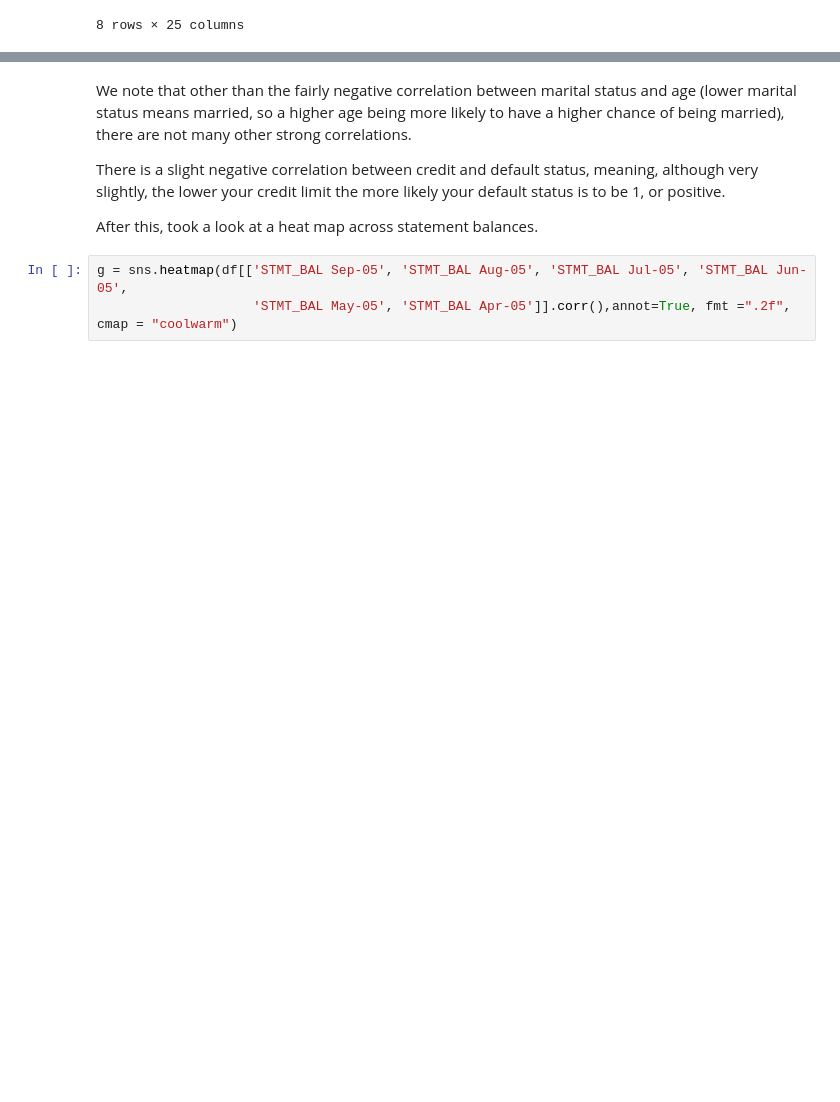
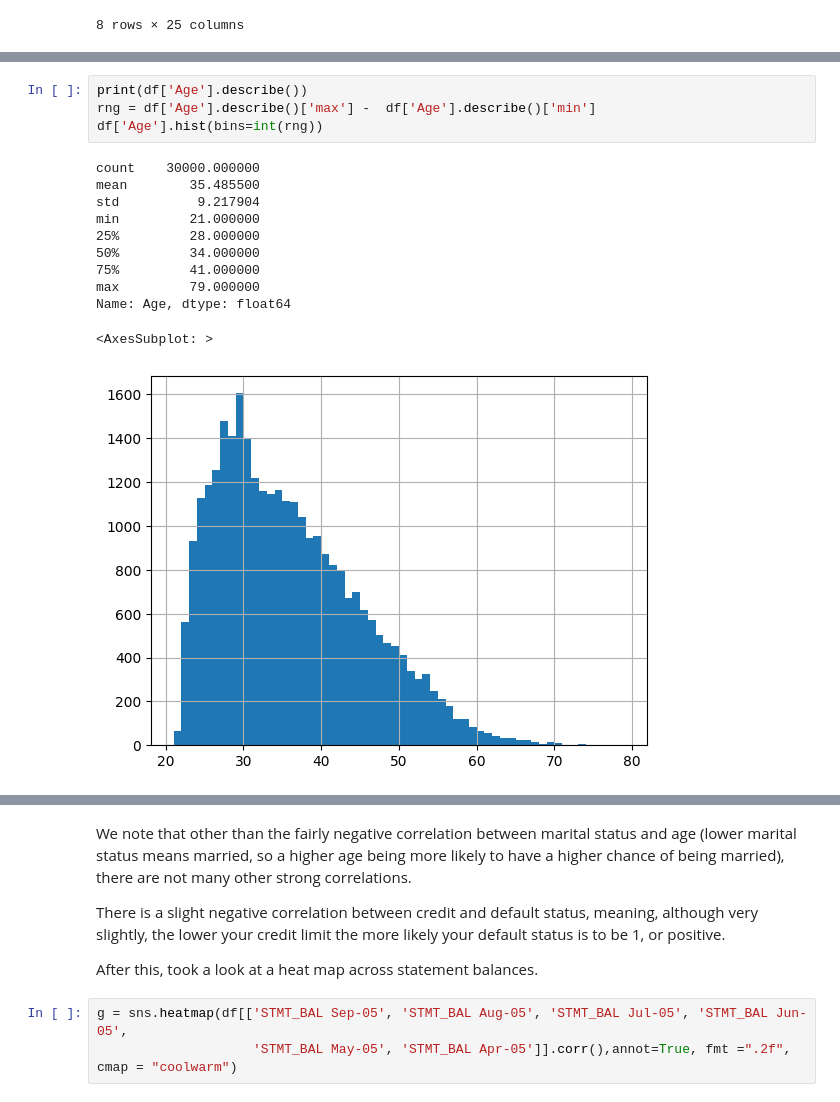
Before and after one commit to halle15/DATA-400_Final_Project, a Jupyter notebook: Final_Project.ipynb, the cells around one changed output, grey strips where cells are left out. Cells and saved outputs as stored; diff of their text form; blank space fills up the shorter version.

```diff
--- a/Final_Project.ipynb
+++ b/Final_Project.ipynb
@@ -195,0 +206,16 @@ We then continued with our target, along with credit limit, age, marital status,
+# %%
+print(df['Age'].describe())
+rng = df['Age'].describe()['max'] -  df['Age'].describe()['min']
+df['Age'].hist(bins=int(rng))
+# %% [output]
+count    30000.000000
+mean        35.485500
+std          9.217904
+min         21.000000
+25%         28.000000
+50%         34.000000
+75%         41.000000
+max         79.000000
+Name: Age, dtype: float64
+<AxesSubplot: >
+[figure, added]
```
Also changed, not shown: parts of 32 cells of this notebook.
